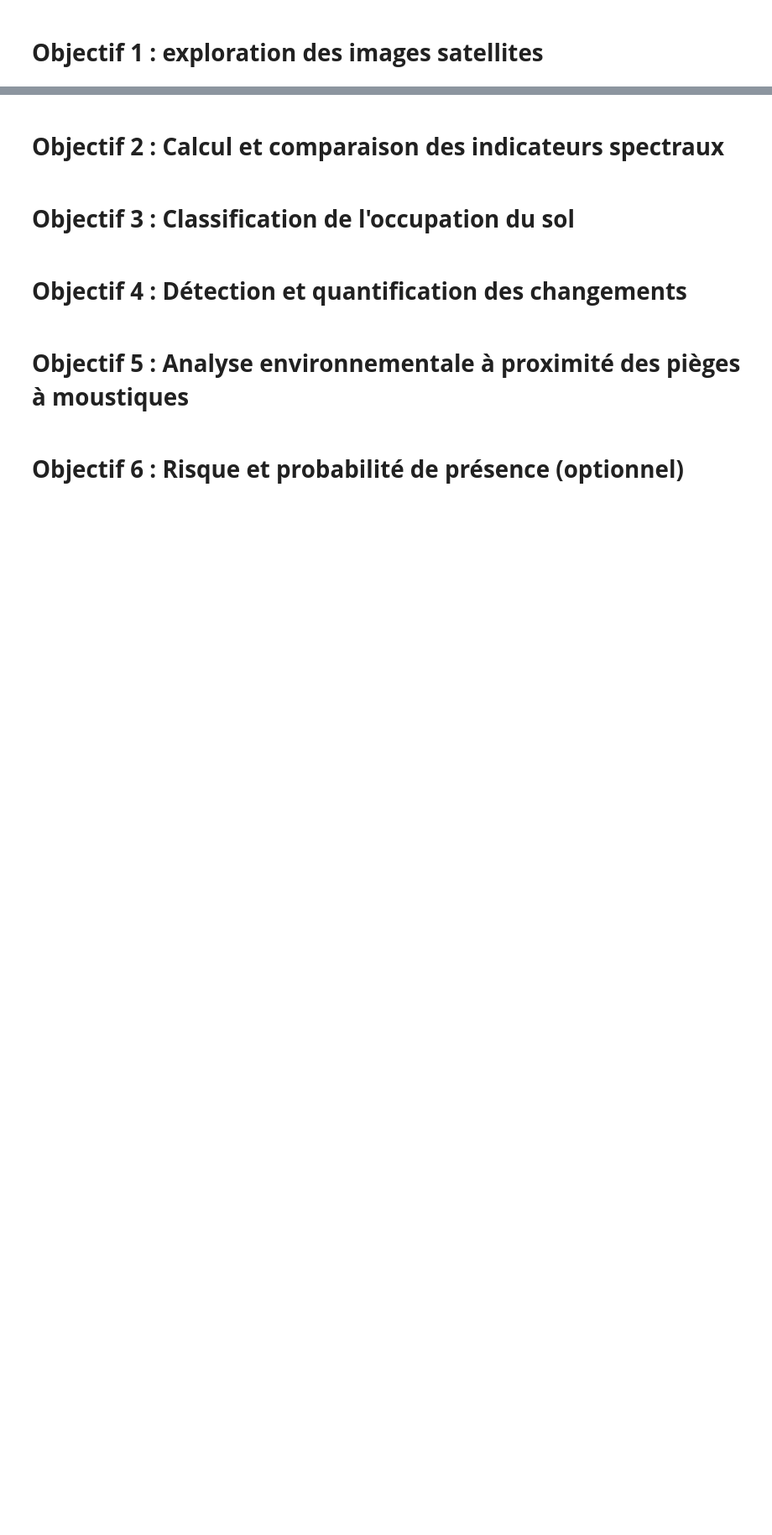
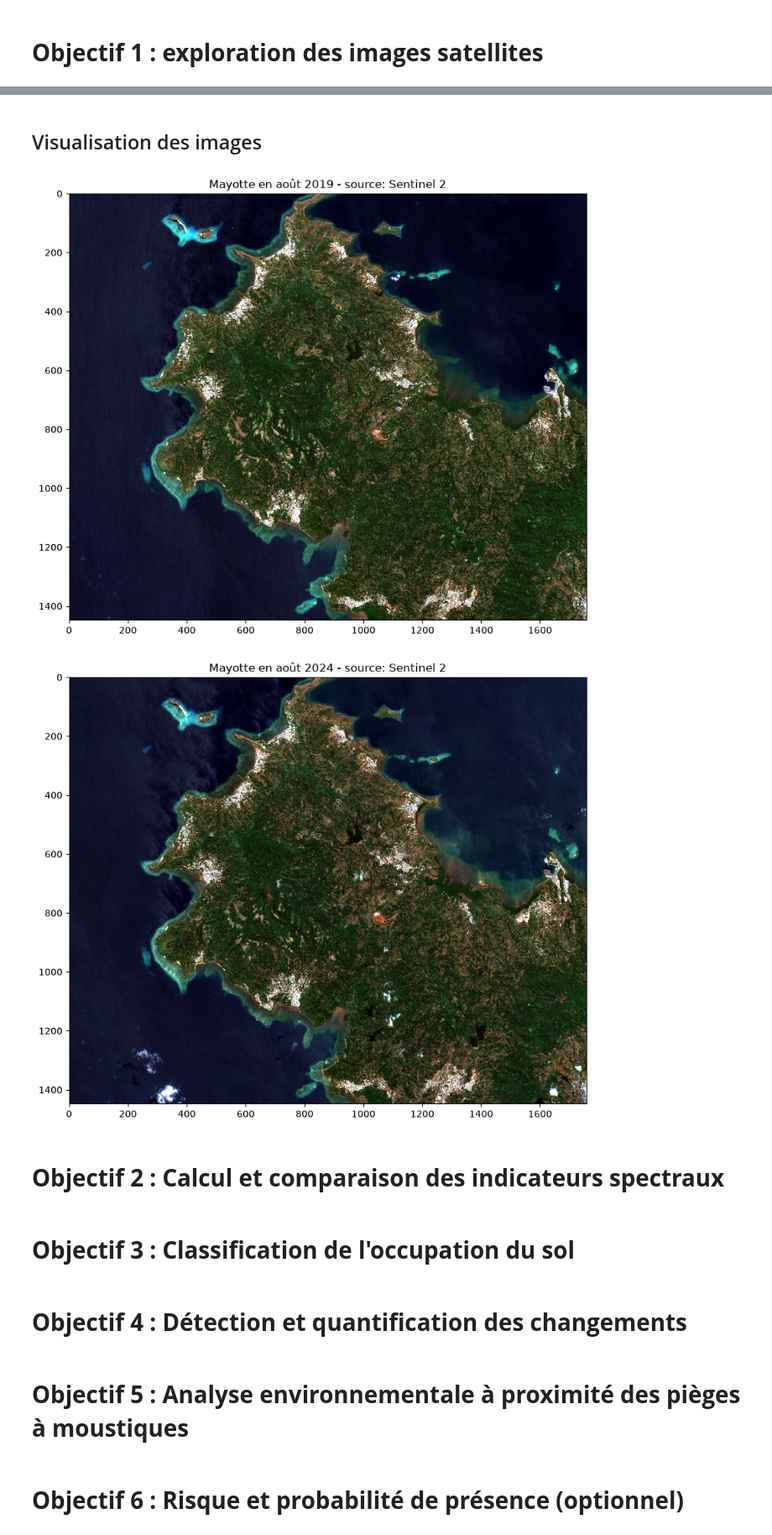
Before and after one commit to BenjaminMAUFROY/MLG, a Jupyter notebook: projet_MLG.ipynb, the cells around one changed output, grey strips where cells are left out. Shown at 84% size. Cells and saved outputs as stored; diff of their text form; code cells hidden in the pictures; blank space fills up the shorter version.

Commit message:
1er partie a finir et verif creation image

```diff
--- a/projet_MLG.ipynb
+++ b/projet_MLG.ipynb
@@ -46,0 +91,7 @@ bands_name = ["AC", "B", "G", "R", "RE1", "RE2", "RE3", "NIR", "NNIR", "SWIR1",
+# %%
+# Affichage des informations de chacune des deux images
+mayotte_2019 = re.open("./images/traps_area_2019.tif")
+mayotte_2024 = re.open("./images/traps_area_2024.tif")
+
+print(mayotte_2019.info())
+print(mayotte_2024.info())
@@ -52,3 +123,12 @@ bands_name = ["AC", "B", "G", "R", "RE1", "RE2", "RE3", "NIR", "NNIR", "SWIR1",
+# %% [markdown]
+## Visualisation des images
+# %%
+# Compositions colorées de Mayotte en 2019 et 2024
+mayotte_2019.colorcomp(["R", "G", "B",], fig_size = (10,10), extent = "pixel", title = "Mayotte en août 2019 - source: Sentinel 2")
+mayotte_2024.colorcomp(["R", "G", "B",], fig_size = (10,10), extent = "pixel", title = "Mayotte en août 2024 - source: Sentinel 2")
+# %% [output]
+[figure, added]
+[figure, added]
 # %% [markdown]
 # **Objectif 2 : Calcul et comparaison des indicateurs spectraux**
 # %% [markdown]
```
Also changed, not shown: parts of 6 cells of this notebook.
